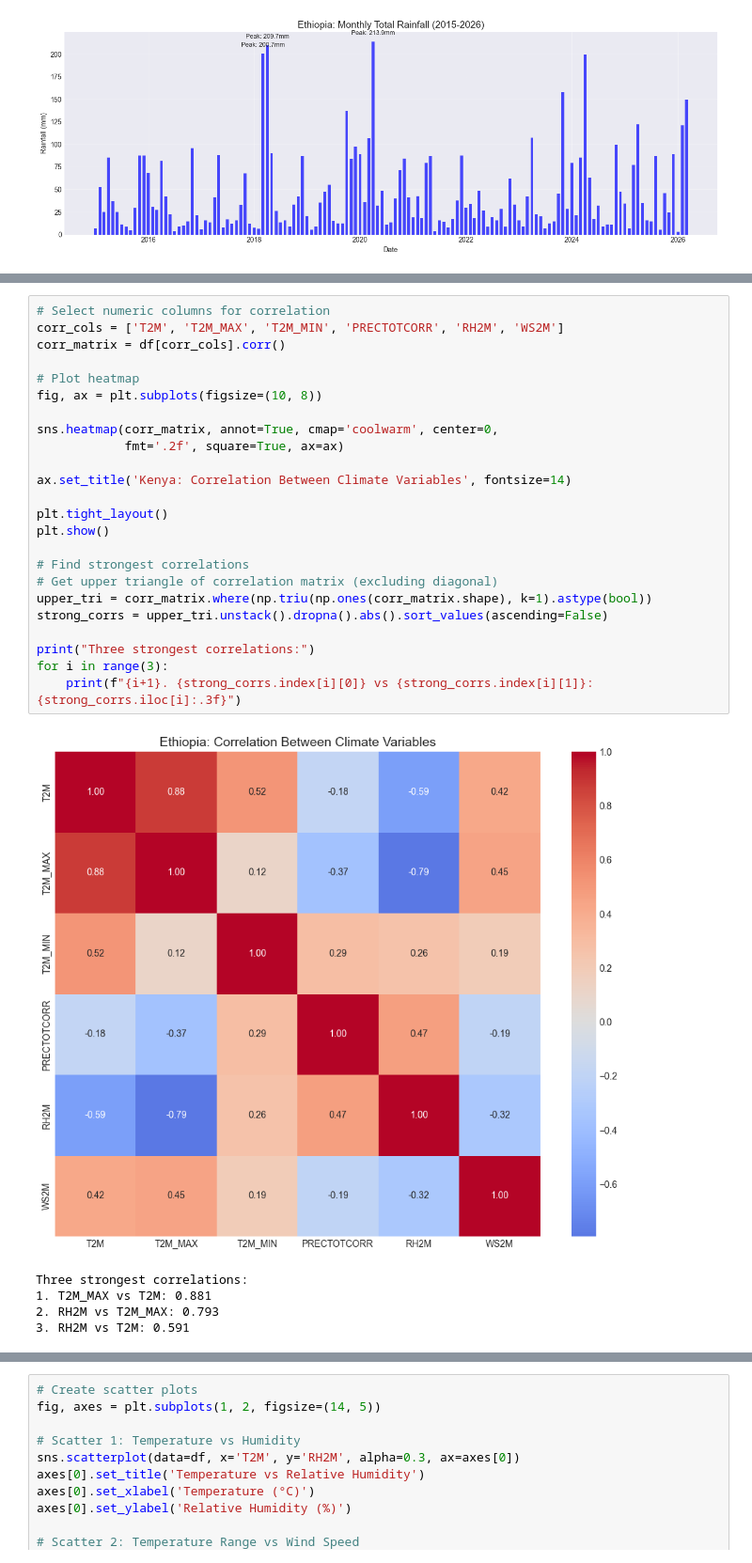
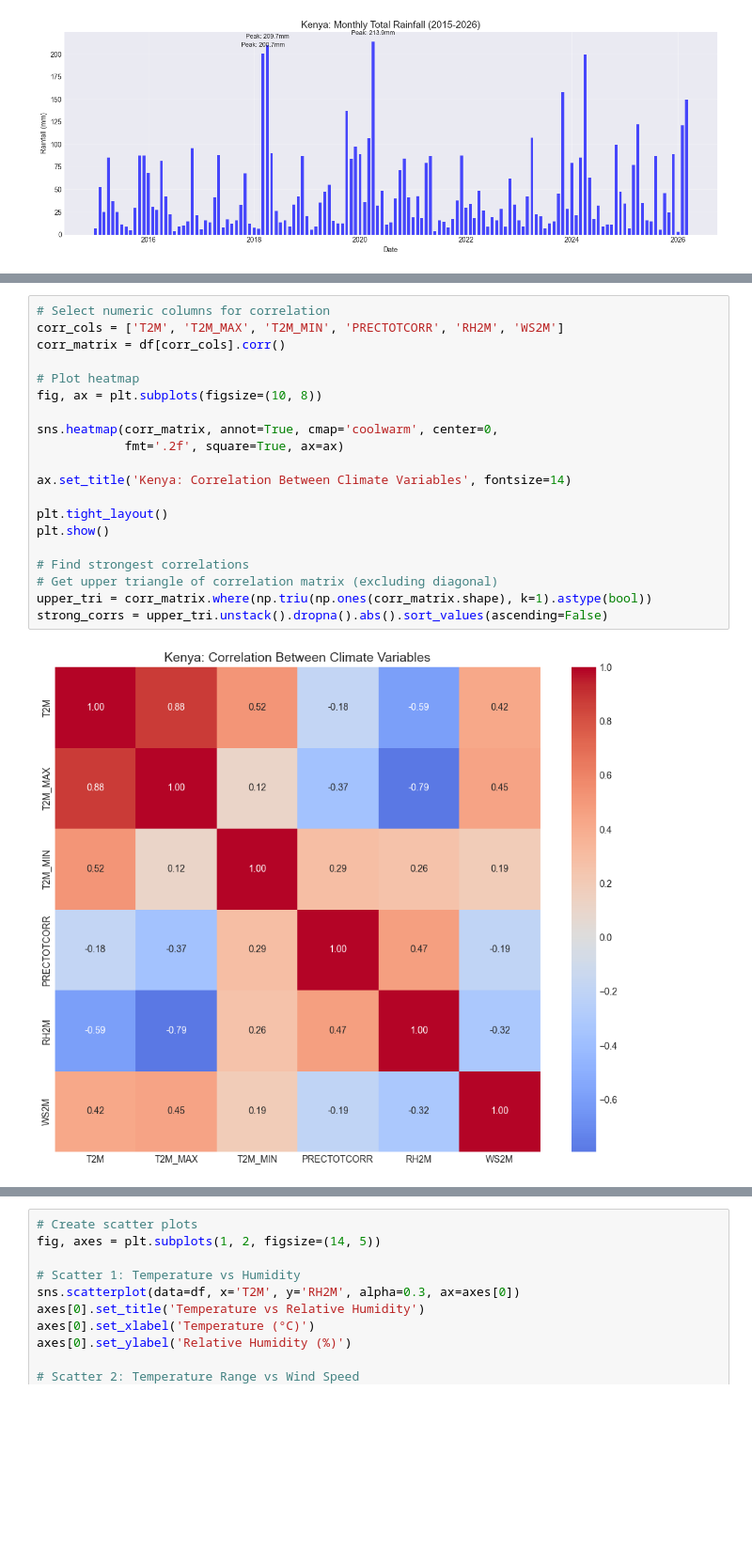
Before and after one commit to hawi088/climate-challenge-week0, a Jupyter notebook: notebooks/kenya_eda.ipynb, the cells around one changed output, grey strips where cells are left out. Shown at 94% size. Cells and saved outputs as stored; diff of their text form; blank space fills up the shorter version.

```diff
--- a/notebooks/kenya_eda.ipynb
+++ b/notebooks/kenya_eda.ipynb
@@ -117,30 +193,22 @@ plt.show()
 # %%
 # Select numeric columns for correlation
 corr_cols = ['T2M', 'T2M_MAX', 'T2M_MIN', 'PRECTOTCORR', 'RH2M', 'WS2M']
 corr_matrix = df[corr_cols].corr()
 
 # Plot heatmap
 fig, ax = plt.subplots(figsize=(10, 8))
 
 sns.heatmap(corr_matrix, annot=True, cmap='coolwarm', center=0,
             fmt='.2f', square=True, ax=ax)
 
 ax.set_title('Kenya: Correlation Between Climate Variables', fontsize=14)
 
 plt.tight_layout()
 plt.show()
 
 # Find strongest correlations
 # Get upper triangle of correlation matrix (excluding diagonal)
 upper_tri = corr_matrix.where(np.triu(np.ones(corr_matrix.shape), k=1).astype(bool))
 strong_corrs = upper_tri.unstack().dropna().abs().sort_values(ascending=False)
-
-print("Three strongest correlations:")
-for i in range(3):
-    print(f"{i+1}. {strong_corrs.index[i][0]} vs {strong_corrs.index[i][1]}: {strong_corrs.iloc[i]:.3f}")
 # %% [output]
-[figure, old version]
+[figure, new version]
-Three strongest correlations:
-1. T2M_MAX vs T2M: 0.881
-2. RH2M vs T2M_MAX: 0.793
-3. RH2M vs T2M: 0.591
```
Also changed, not shown: parts of 10 cells of this notebook.
